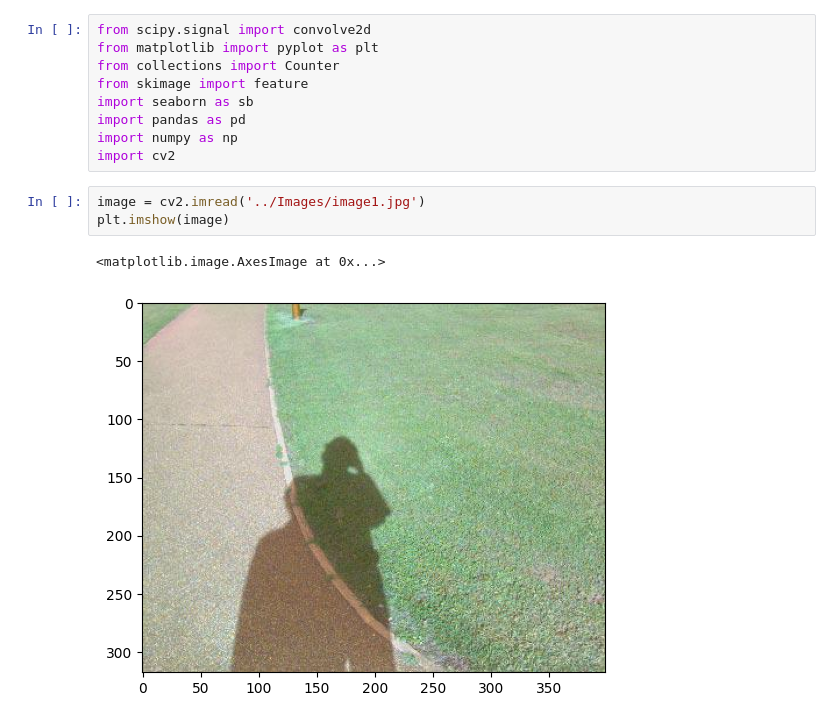
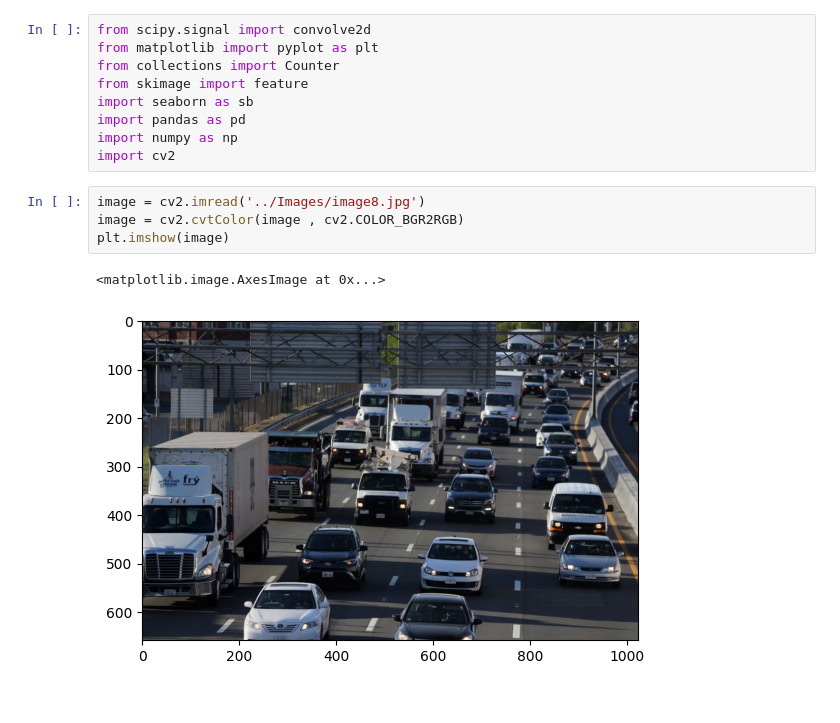
Before and after one commit to Asharma538/CV_Project, a Jupyter notebook: trial/shadow_removal2.ipynb, the cells around one changed output. Cells and saved outputs as stored; diff of their text form.

```diff
--- a/trial/shadow_removal2.ipynb
+++ b/trial/shadow_removal2.ipynb
@@ -8,8 +8,9 @@ import pandas as pd
 import numpy as np
 import cv2
 # %%
-image = cv2.imread('../Images/image1.jpg')
+image = cv2.imread('../Images/image8.jpg')
+image = cv2.cvtColor(image , cv2.COLOR_BGR2RGB)
 plt.imshow(image)
 # %% [output]
 <matplotlib.image.AxesImage at 0x...>
-[figure, old version]
+[figure, new version]
```
Also changed, not shown: parts of 5 cells of this notebook, 8 other files.
